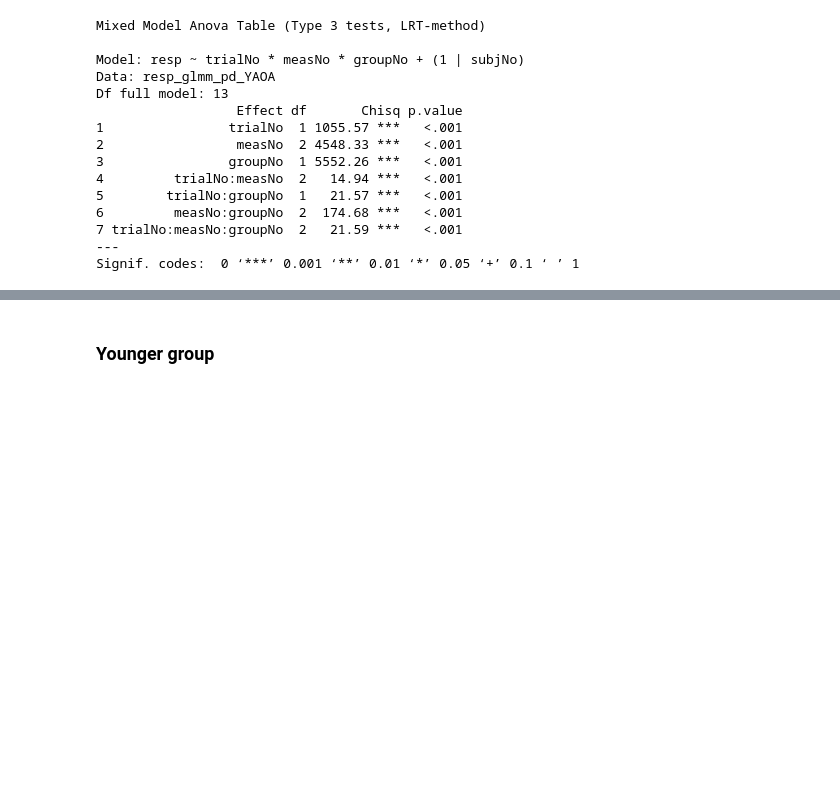
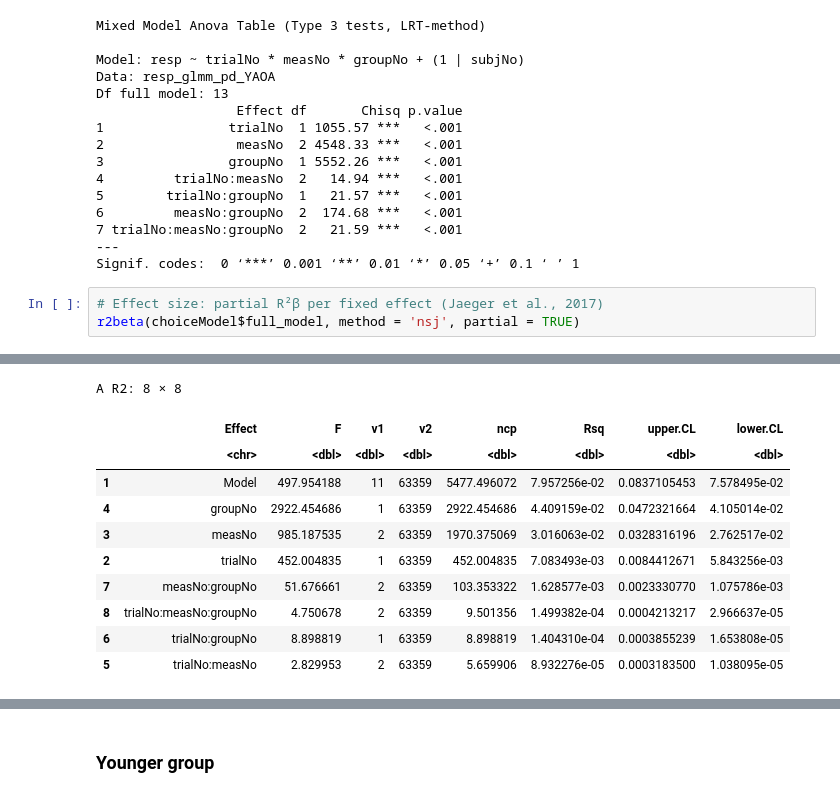
Before and after one commit to xiangjuan-ren1828/FlexibleBindingAnal, a Jupyter notebook: Statistics/seqMem_BehvPaper1_LMM.ipynb, the cells around one changed output, grey strips where cells are left out. Saved outputs shown, nothing was run; the diff lists cells and outputs as text; blank space fills up the shorter version.

```diff
--- a/Statistics/seqMem_BehvPaper1_LMM.ipynb
+++ b/Statistics/seqMem_BehvPaper1_LMM.ipynb
@@ -133,3 +146,7 @@ Df full model: 13
 7 trialNo:measNo:groupNo  2   21.59 ***   <.001
 ---
 Signif. codes:  0 ‘***’ 0.001 ‘**’ 0.01 ‘*’ 0.05 ‘+’ 0.1 ‘ ’ 1
+# %%
+# Effect size: partial R²β per fixed effect (Jaeger et al., 2017)
+r2beta(choiceModel$full_model, method = 'nsj', partial = TRUE)
+# %% [output]
@@ -135,0 +156,11 @@ Signif. codes:  0 ‘***’ 0.001 ‘**’ 0.01 ‘*’ 0.05 ‘+’ 0.1 ‘ ’
+A R2: 8 × 8
+|  | Effect | F | v1 | v2 | ncp | Rsq | upper.CL | lower.CL |
+|  | <chr> | <dbl> | <dbl> | <dbl> | <dbl> | <dbl> | <dbl> | <dbl> |
+| 1 | Model | 497.954188 | 11 | 63359 | 5477.496072 | 7.957256e-02 | 0.0837105453 | 7.578495e-02 |
+| 4 | groupNo | 2922.454686 | 1 | 63359 | 2922.454686 | 4.409159e-02 | 0.0472321664 | 4.105014e-02 |
+| 3 | measNo | 985.187535 | 2 | 63359 | 1970.375069 | 3.016063e-02 | 0.0328316196 | 2.762517e-02 |
+| 2 | trialNo | 452.004835 | 1 | 63359 | 452.004835 | 7.083493e-03 | 0.0084412671 | 5.843256e-03 |
+| 7 | measNo:groupNo | 51.676661 | 2 | 63359 | 103.353322 | 1.628577e-03 | 0.0023330770 | 1.075786e-03 |
+| 8 | trialNo:measNo:groupNo | 4.750678 | 2 | 63359 | 9.501356 | 1.499382e-04 | 0.0004213217 | 2.966637e-05 |
+| 6 | trialNo:groupNo | 8.898819 | 1 | 63359 | 8.898819 | 1.404310e-04 | 0.0003855239 | 1.653808e-05 |
+| 5 | trialNo:measNo | 2.829953 | 2 | 63359 | 5.659906 | 8.932276e-05 | 0.0003183500 | 1.038095e-05 |
```
Also changed, not shown: parts of 65 cells of this notebook, 1 other file.
